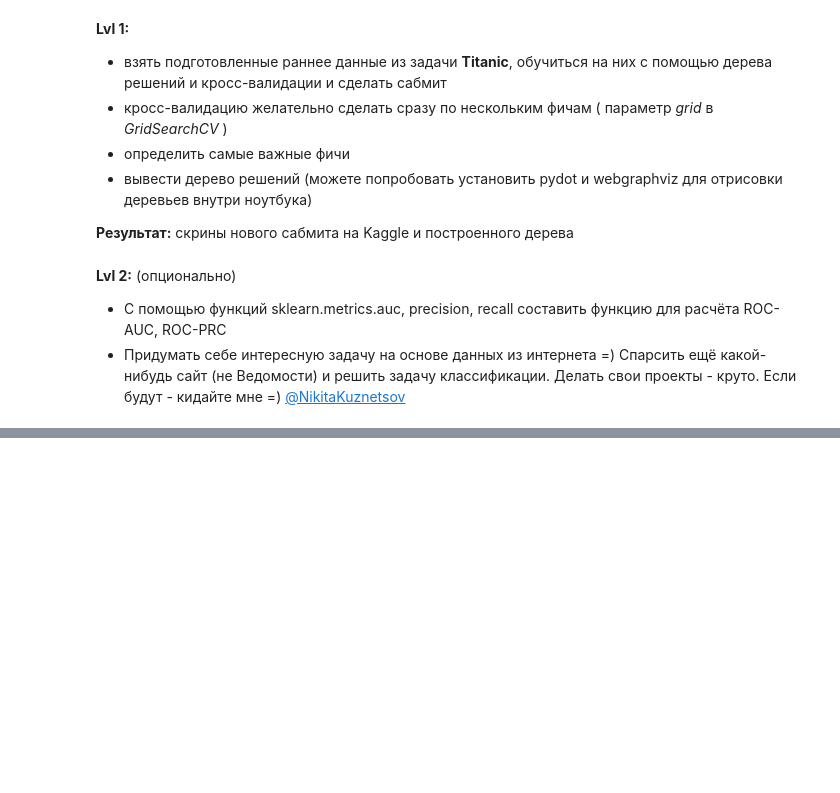
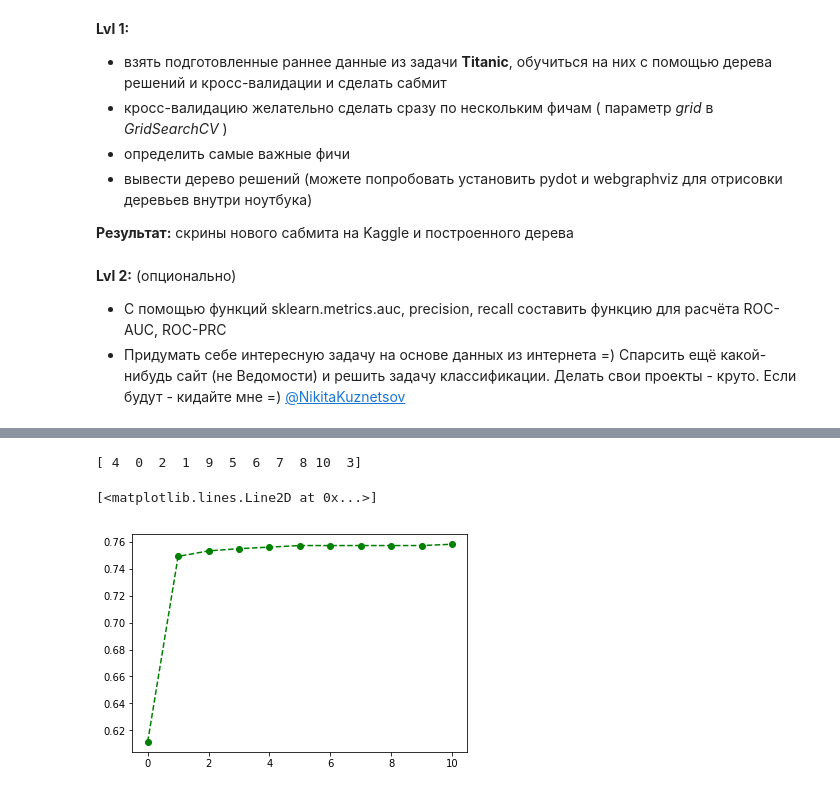
Before and after one commit to rurm/home_works_python, a Jupyter notebook: 6 homework.ipynb, the cells around one changed output, grey strips where cells are left out. Saved outputs shown, nothing was run; the diff lists cells and outputs as text; code cells hidden in the pictures; blank space fills up the shorter version.

```diff
--- a/6 homework.ipynb
+++ b/6 homework.ipynb
@@ -154,0 +105,25 @@ plt.show()
+# %%
+# Функция оценки качества построения дерева решений.
+def calc_rezult2(X,y):
+    model = LogisticRegression()
+    model.fit( X2, y )
+    y_pred = model.predict(X2)
+    return [accuracy(y_train, y_pred), precision(y_train, y_pred), recall(y_train, y_pred)]
+# %%
+# Определение порядка значимостикомпонент
+
+x_exp=np.arange(0,X_train_imputed_scaled.shape[1])
+y_exp=np.array(np.zeros(x_exp.shape[0]))
+k=0;
+num_rep=1;
+for i in x_exp:
+    X2 = np.delete(X_train_imputed_scaled.values,(i), axis=1)
+    y_exp[k] =gmean(calc_rezult2(X2,y_train),axis=0)
+    k=k+1;
+ix=(y_exp).argsort()
+print(ix)
+plt.plot(x_exp,y_exp[ix],'go--')
+# %% [output]
+[ 4  0  2  1  9  5  6  7  8 10  3]
+[<matplotlib.lines.Line2D at 0x...>]
+[figure, added]
```
Also changed, not shown: parts of 28 cells of this notebook.
